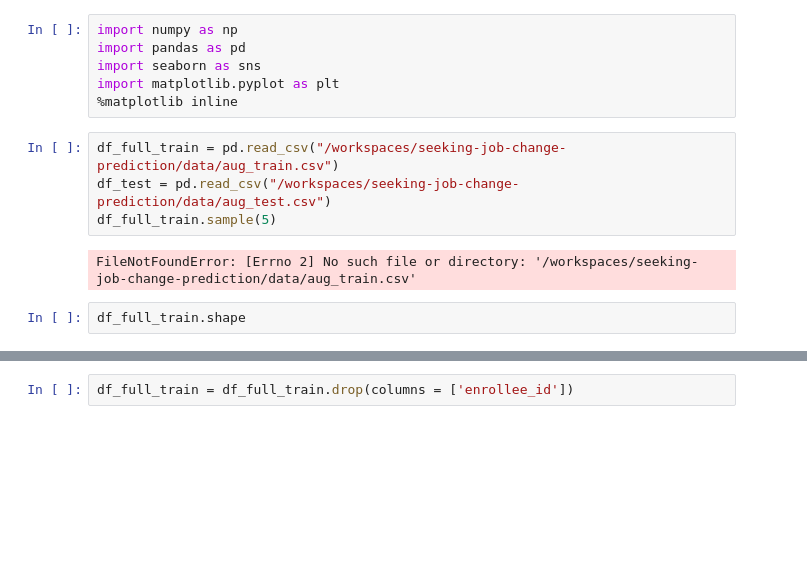
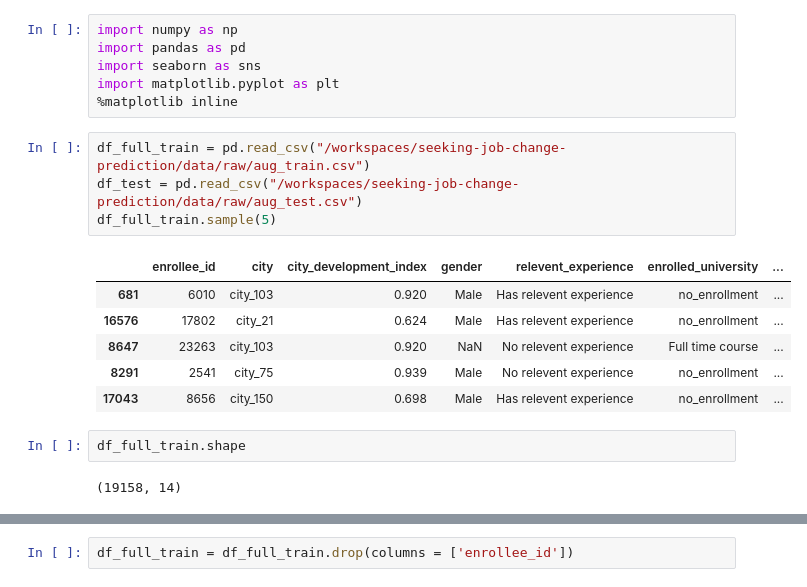
Before and after one commit to cpt-ree/seeking-job-change-prediction, a Jupyter notebook: notebooks/eda.ipynb, the cells around one changed output, grey strips where cells are left out. Saved outputs shown, nothing was run; the diff lists cells and outputs as text; blank space fills up the shorter version.

```diff
--- a/notebooks/eda.ipynb
+++ b/notebooks/eda.ipynb
@@ -5,12 +5,19 @@ import seaborn as sns
 import matplotlib.pyplot as plt
 %matplotlib inline
 # %%
-df_full_train = pd.read_csv("/workspaces/seeking-job-change-prediction/data/aug_train.csv")
-df_test = pd.read_csv("/workspaces/seeking-job-change-prediction/data/aug_test.csv")
+df_full_train = pd.read_csv("/workspaces/seeking-job-change-prediction/data/raw/aug_train.csv")
+df_test = pd.read_csv("/workspaces/seeking-job-change-prediction/data/raw/aug_test.csv")
 df_full_train.sample(5)
 # %% [output]
-FileNotFoundError: [Errno 2] No such file or directory: '/workspaces/seeking-job-change-prediction/data/aug_train.csv'
+|  | enrollee_id | city | city_development_index | gender | relevent_experience | enrolled_university | ... |
+| 681 | 6010 | city_103 | 0.920 | Male | Has relevent experience | no_enrollment | ... |
+| 16576 | 17802 | city_21 | 0.624 | Male | Has relevent experience | no_enrollment | ... |
+| 8647 | 23263 | city_103 | 0.920 | NaN | No relevent experience | Full time course | ... |
+| 8291 | 2541 | city_75 | 0.939 | Male | No relevent experience | no_enrollment | ... |
+| 17043 | 8656 | city_150 | 0.698 | Male | Has relevent experience | no_enrollment | ... |
 # %%
 df_full_train.shape
+# %% [output]
+(19158, 14)
 # %%
 df_full_train.dtypes
```
Also changed, not shown: parts of 12 cells of this notebook, 1 other file.
